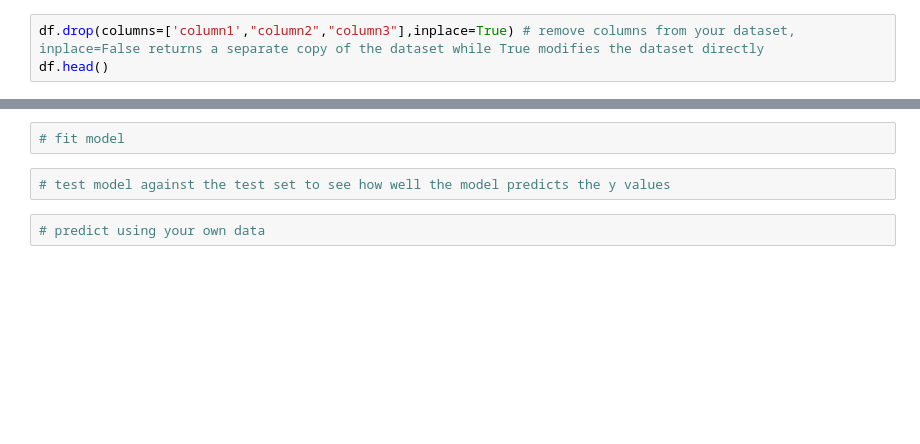
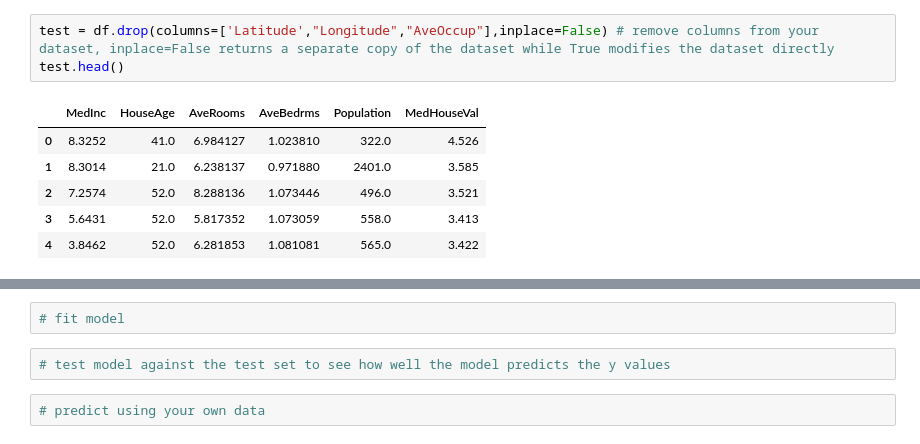
Before and after one commit to sutanto5/DataScience-Exploration, a Jupyter notebook: JS_MLScope_Project_1.ipynb, the cells around one changed output, grey strips where cells are left out. Saved outputs shown, nothing was run; the diff lists cells and outputs as text; blank space fills up the shorter version.

```diff
--- a/JS_MLScope_Project_1.ipynb
+++ b/JS_MLScope_Project_1.ipynb
@@ -39,3 +50,10 @@ df.columns # view columns
 # %%
-df.drop(columns=['column1',"column2","column3"],inplace=True) # remove columns from your dataset, inplace=False returns a separate copy of the dataset while True modifies the dataset directly
-df.head()
+test = df.drop(columns=['Latitude',"Longitude","AveOccup"],inplace=False) # remove columns from your dataset, inplace=False returns a separate copy of the dataset while True modifies the dataset directly
+test.head()
+# %% [output]
+|  | MedInc | HouseAge | AveRooms | AveBedrms | Population | MedHouseVal |
+| 0 | 8.3252 | 41.0 | 6.984127 | 1.023810 | 322.0 | 4.526 |
+| 1 | 8.3014 | 21.0 | 6.238137 | 0.971880 | 2401.0 | 3.585 |
+| 2 | 7.2574 | 52.0 | 8.288136 | 1.073446 | 496.0 | 3.521 |
+| 3 | 5.6431 | 52.0 | 5.817352 | 1.073059 | 558.0 | 3.413 |
+| 4 | 3.8462 | 52.0 | 6.281853 | 1.081081 | 565.0 | 3.422 |
```
Also changed, not shown: parts of 8 cells of this notebook.
